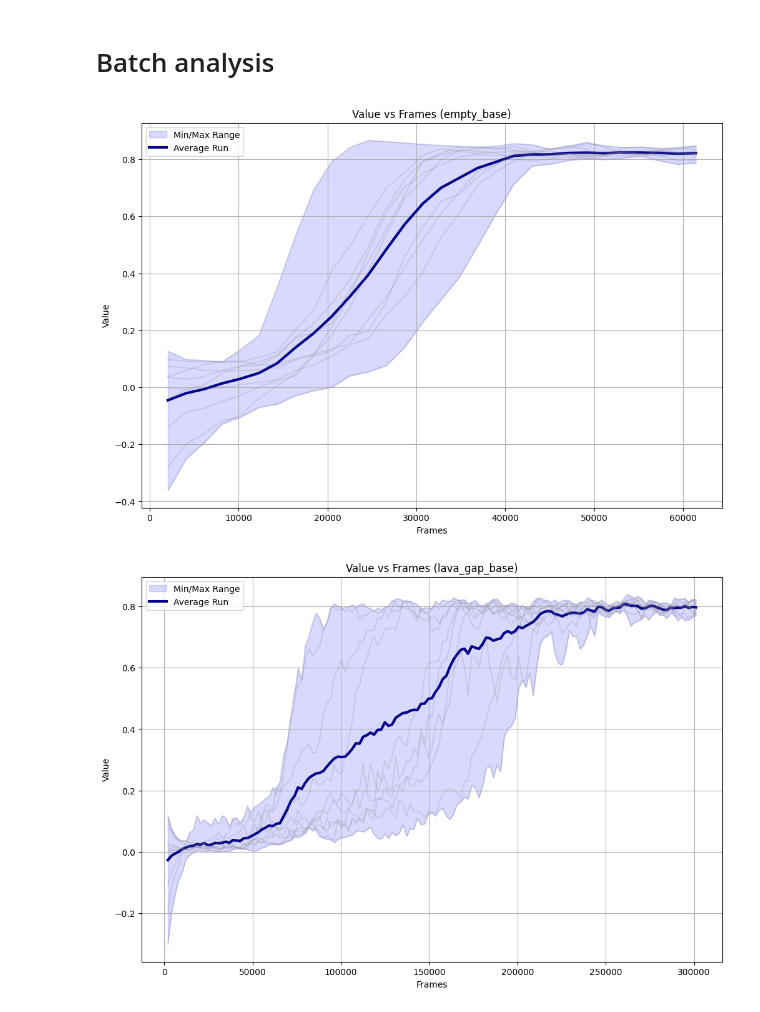
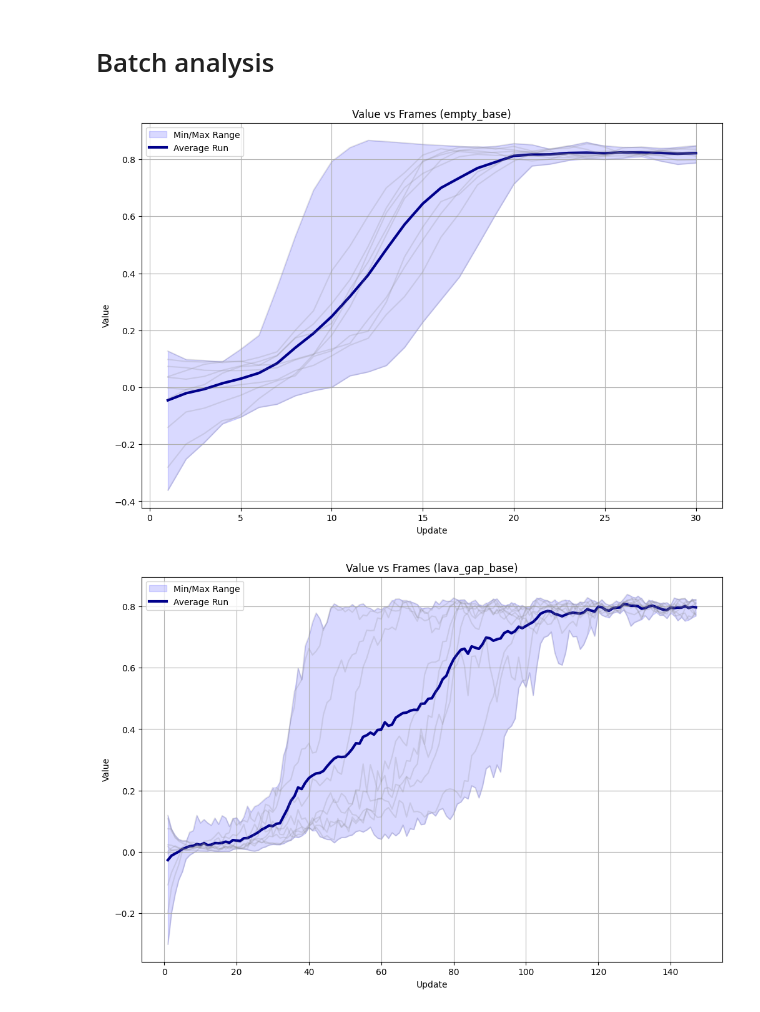
Before and after one commit to jaBrzosko/rl-starter-files, a Jupyter notebook: analysis/summary.ipynb, the cells around one changed output. Saved outputs shown, nothing was run; the diff lists cells and outputs as text; code cells hidden in the pictures.

```diff
--- a/analysis/summary.ipynb
+++ b/analysis/summary.ipynb
@@ -198,13 +198,13 @@ def plot_combined_dataframes(dataframes, x_col, y_col, title):
 experiment_name = "empty_base"
 dataframes = read_all_experiments(experiment_name)
 
-plot_combined_dataframes(dataframes, 'frames', 'value', f'Value vs Frames ({experiment_name})')
+plot_combined_dataframes(dataframes, 'update', 'value', f'Value vs Frames ({experiment_name})')
 # %% [output]
-[figure, old version]
+[figure, new version]
 # %%
 experiment_name = "lava_gap_base"
 dataframes = read_all_experiments(experiment_name)
 
-plot_combined_dataframes(dataframes, 'frames', 'value', f'Value vs Frames ({experiment_name})')
+plot_combined_dataframes(dataframes, 'update', 'value', f'Value vs Frames ({experiment_name})')
 # %% [output]
-[figure, old version]
+[figure, new version]
```
Also changed, not shown: parts of 7 cells of this notebook, 8 other files.
